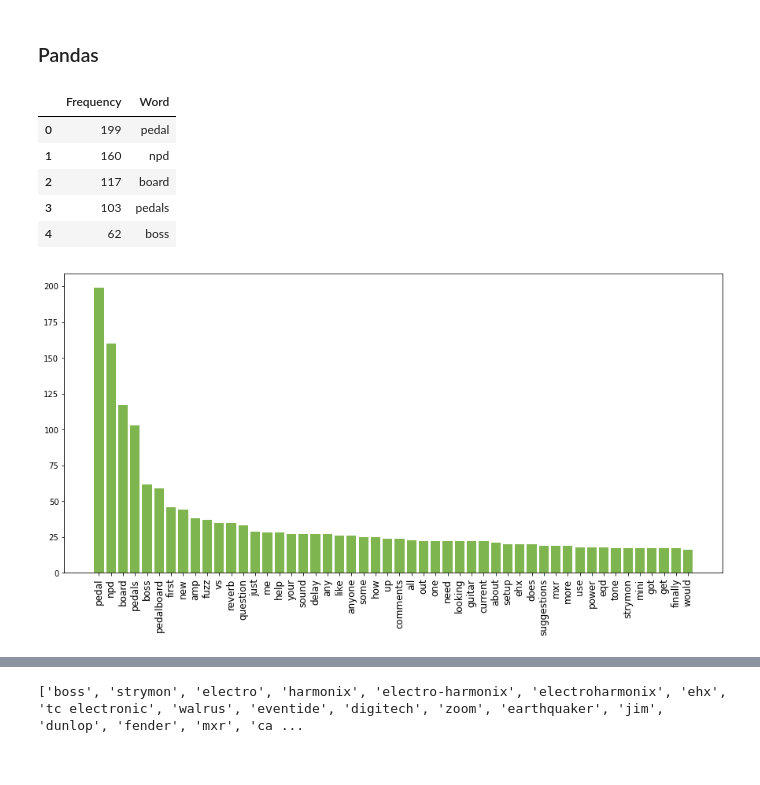
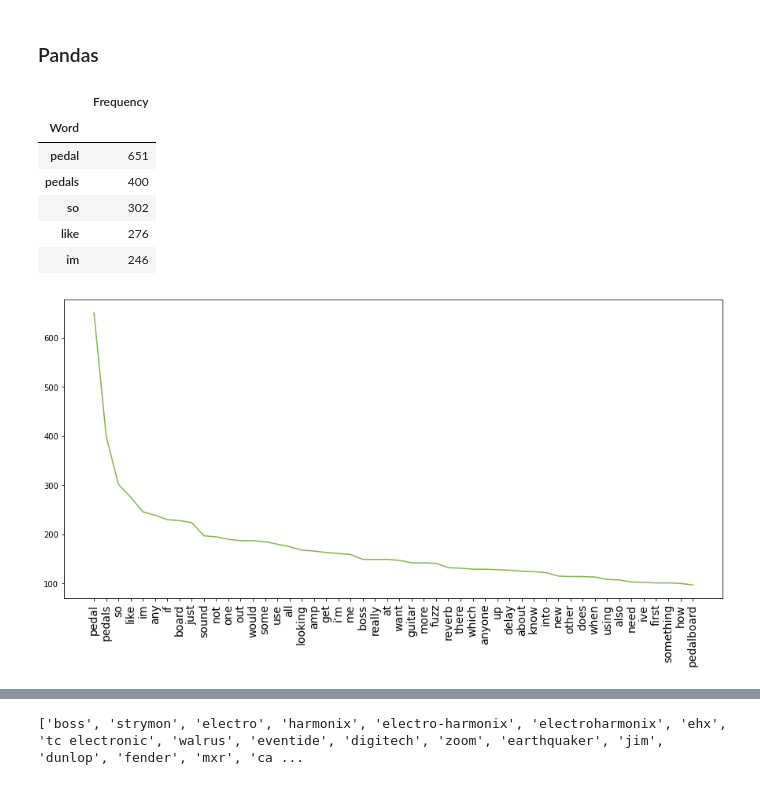
Before and after one commit to leelina024/reddit-guitarpedals, a Jupyter notebook: reddit_guitarpedals_transform.ipynb, the cells around one changed output, grey strips where cells are left out. Drawn from its saved outputs; the diff is of its cells as text; code cells hidden in the pictures.

Commit message:
Added selftext

```diff
--- a/reddit_guitarpedals_transform.ipynb
+++ b/reddit_guitarpedals_transform.ipynb
@@ -117,3 +145,8 @@ title_df.head()
 | reconfigured | 1 |
 | redistributed | 1 |
 | pedals | 103 |
+# %%
+#Selftext word freq df
+selftext_df = pd.DataFrame(selftext_dict.values(), index=selftext_dict.keys(), columns=['Frequency'])
+selftext_df.index.name = 'Word'
+selftext_df.head()
@@ -119,0 +161,3 @@ title_df.head()
+# %%
+merged = pd.merge(title_df, selftext_df, left_index=True, right_index=True)
+merged.info()
@@ -119,0 +174,3 @@ title_df.head()
+# %%
+merged['Frequency'] = merged['Frequency_x'] + merged['Frequency_y']
+word_freq = merged.drop(['Frequency_x', 'Frequency_y'], 1)
@@ -126,25 +194,24 @@ title_df.to_csv(r'C:\Users\roast\Desktop\gp_title_freq.csv', index=True)
 #First, title analysis. Which pedals/brands were mentioned the most?
 import matplotlib.pyplot as plt
 
-df_title = pd.DataFrame(sorted_title, columns=['Frequency', 'Word'])
-df_title.head()
+df_wordfreq = pd.DataFrame(word_freq, columns=['Frequency']).sort_values(by = 'Frequency', ascending=False)
+df_wordfreq.head()
 # %% [output]
-|  | Frequency | Word |
-| 0 | 199 | pedal |
-| 1 | 160 | npd |
-| 2 | 117 | board |
-| 3 | 103 | pedals |
-| 4 | 62 | boss |
+|  | Frequency |
+| Word |  |
+| pedal | 651 |
+| pedals | 400 |
+| so | 302 |
+| like | 276 |
+| im | 246 |
 # %%
 #Top 50 words mentioned
-title_50 = df_title.iloc[0:50]
-x = title_50['Word']
-y = title_50['Frequency']
+top_50 = df_wordfreq.iloc[0:50]
+y = top_50['Frequency']
 
-
-plt.xticks(fontsize = 12, rotation='vertical')
+plt.xticks(fontsize = 14, rotation='vertical')
 plt.gcf().set_size_inches(15, 7)
-plt.bar(x,y, color = '#7eb54e')
+plt.plot(y, color = '#7eb54e',)
 plt.show()
 # %% [output]
-[figure, old version]
+[figure, new version]
```
Also changed, not shown: parts of 20 cells of this notebook.
